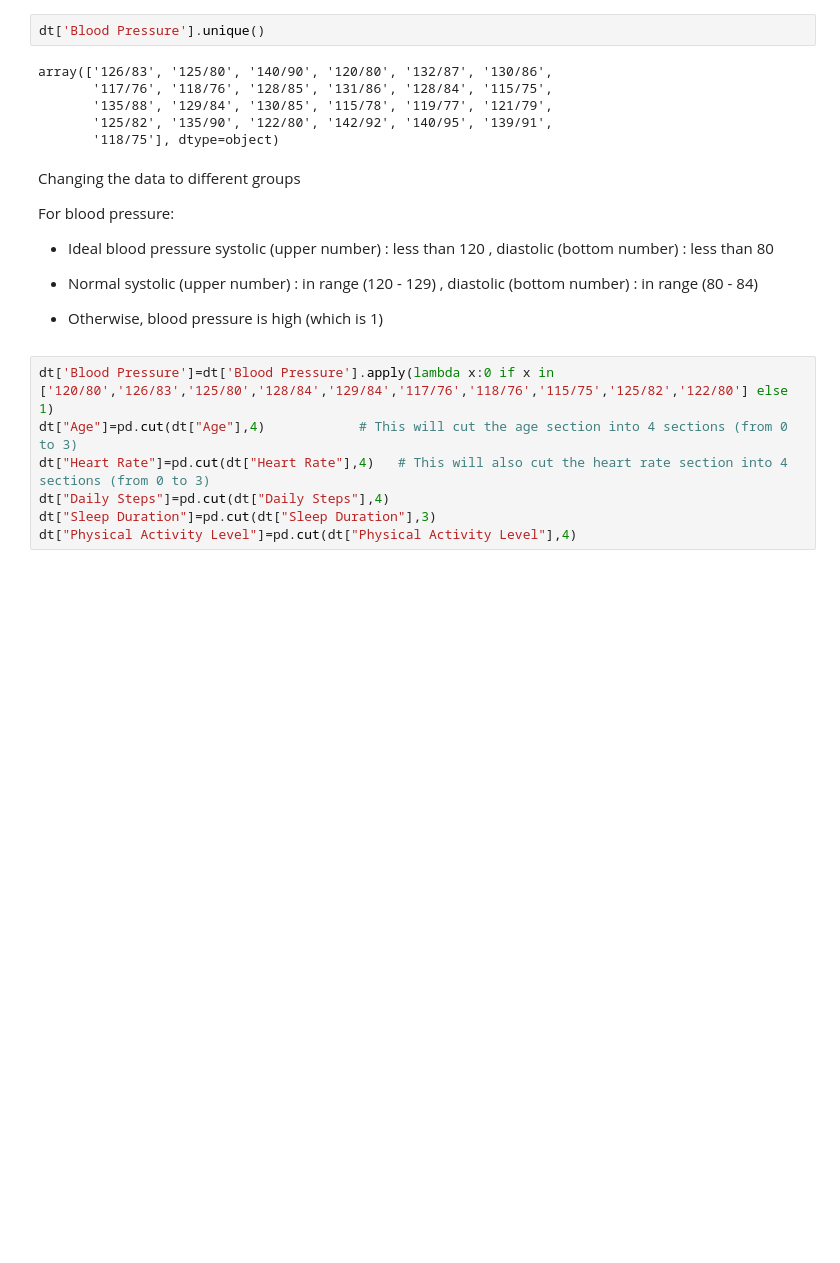
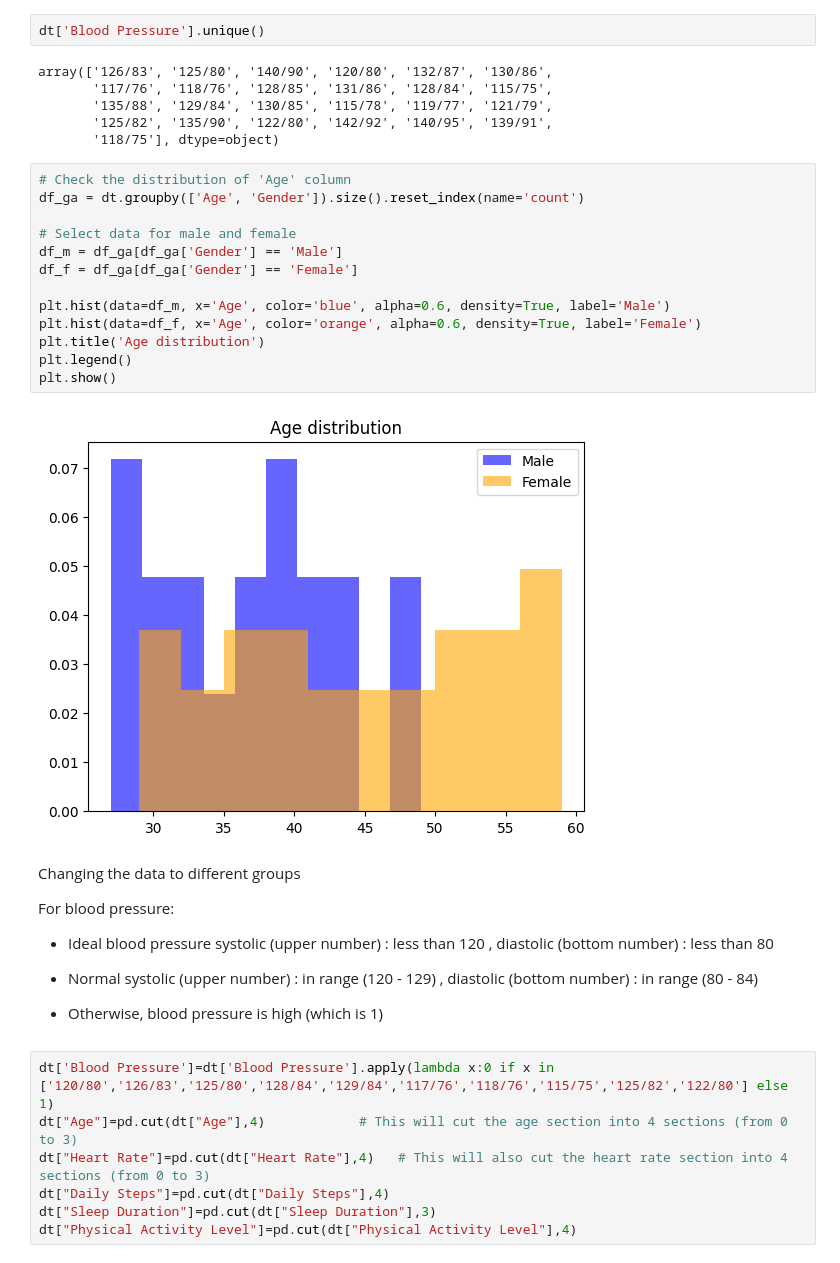
Before and after one commit to DartMNKY/stats102-team-project, a Jupyter notebook: final project.ipynb, the cells around one changed output. Cells and saved outputs as stored; diff of their text form; blank space fills up the shorter version.

Commit message:
Added graphs to visualize data

```diff
--- a/final project.ipynb
+++ b/final project.ipynb
@@ -65,6 +117,21 @@ array(['126/83', '125/80', '140/90', '120/80', '132/87', '130/86',
        '135/88', '129/84', '130/85', '115/78', '119/77', '121/79',
        '125/82', '135/90', '122/80', '142/92', '140/95', '139/91',
        '118/75'], dtype=object)
+# %%
+# Check the distribution of 'Age' column
+df_ga = dt.groupby(['Age', 'Gender']).size().reset_index(name='count')
+
+# Select data for male and female
+df_m = df_ga[df_ga['Gender'] == 'Male']
+df_f = df_ga[df_ga['Gender'] == 'Female']
+
+plt.hist(data=df_m, x='Age', color='blue', alpha=0.6, density=True, label='Male')
+plt.hist(data=df_f, x='Age', color='orange', alpha=0.6, density=True, label='Female')
+plt.title('Age distribution')
+plt.legend()
+plt.show()
+# %% [output]
+[figure, added]
 # %% [markdown]
 Changing the data to different groups
 
```
Also changed, not shown: parts of 6 cells of this notebook.
